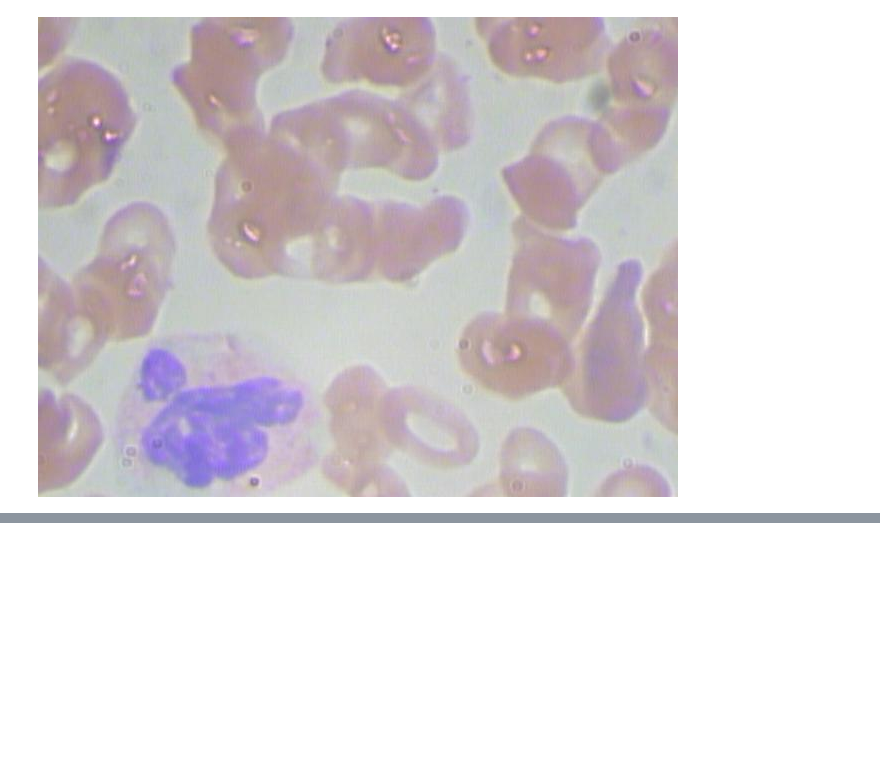
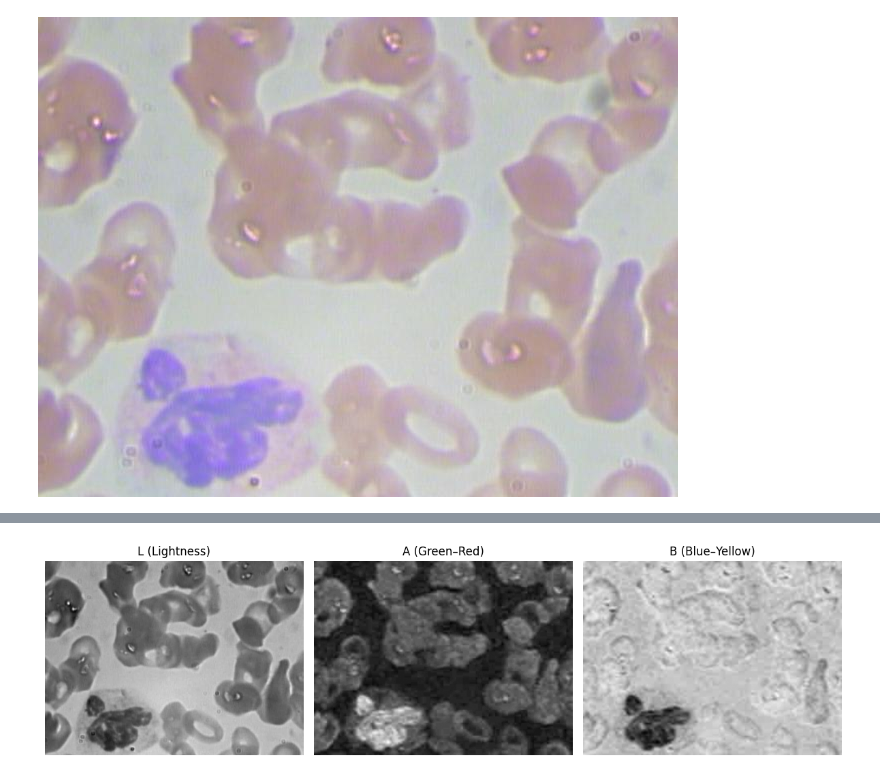
Before and after one commit to tithishah21/malaria-image-segmentation, a Jupyter notebook: Microscopic_Counting_and_Classification.ipynb, the cells around one changed output, grey strips where cells are left out. Saved outputs shown, nothing was run; the diff lists cells and outputs as text; code cells hidden in the pictures; blank space fills up the shorter version.

```diff
--- a/Microscopic_Counting_and_Classification.ipynb
+++ b/Microscopic_Counting_and_Classification.ipynb
@@ -100,0 +152,25 @@ cv2_imshow(img)
+# %%
+lab = cv.cvtColor(img, cv.COLOR_RGB2LAB)
+l, a, b = cv.split(lab)
+# %%
+fig, ax = plt.subplots(1,3, figsize=(12,4))
+
+ax[0].imshow(l, cmap='gray')
+ax[0].set_title("L (Lightness)")
+
+ax[1].imshow(a, cmap='gray')
+ax[1].set_title("A (Green–Red)")
+#A-channel highlights white blood cells best
+
+ax[2].imshow(b, cmap='gray')
+ax[2].set_title("B (Blue–Yellow)")
+
+for a_ in ax:
+    a_.axis("off")
+
+plt.tight_layout()
+plt.show()
+#Why LAB is preferred for microscopy?
+#Separates lightness from chromatic components, very effective for stained biological samples ,widely used in histopathology & cell analysis
+# %% [output]
+[figure, added]
```
Also changed, not shown: parts of 5 cells of this notebook.
